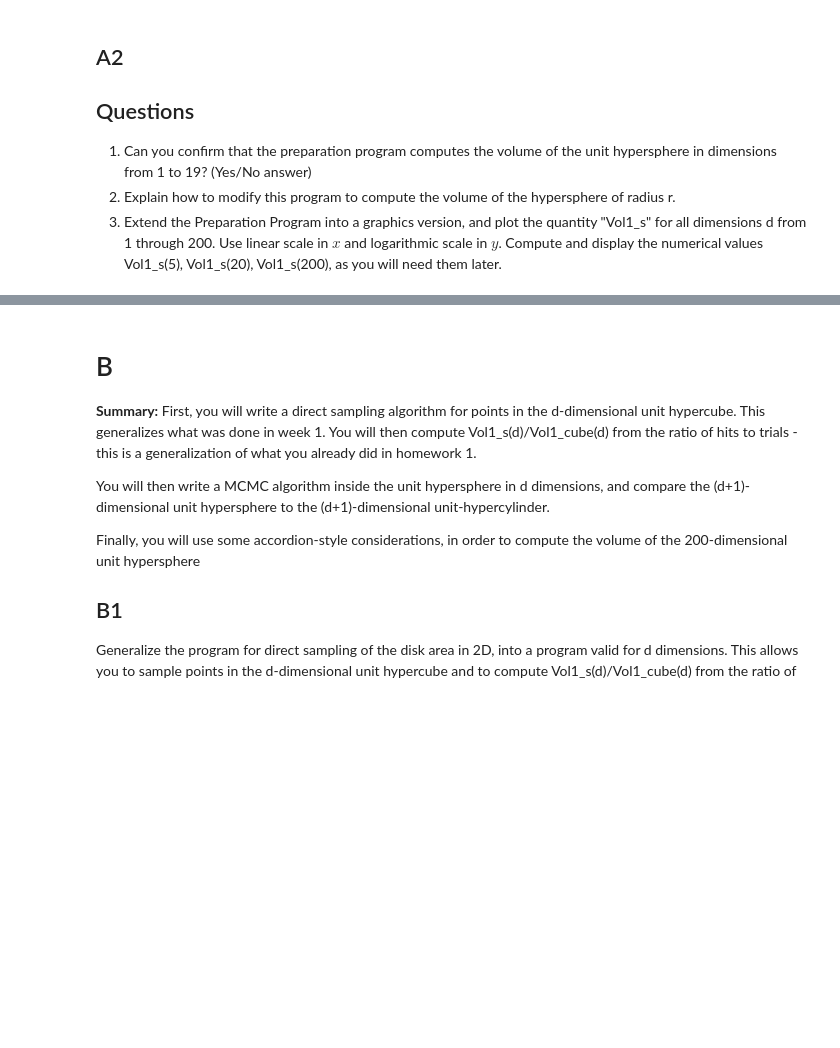
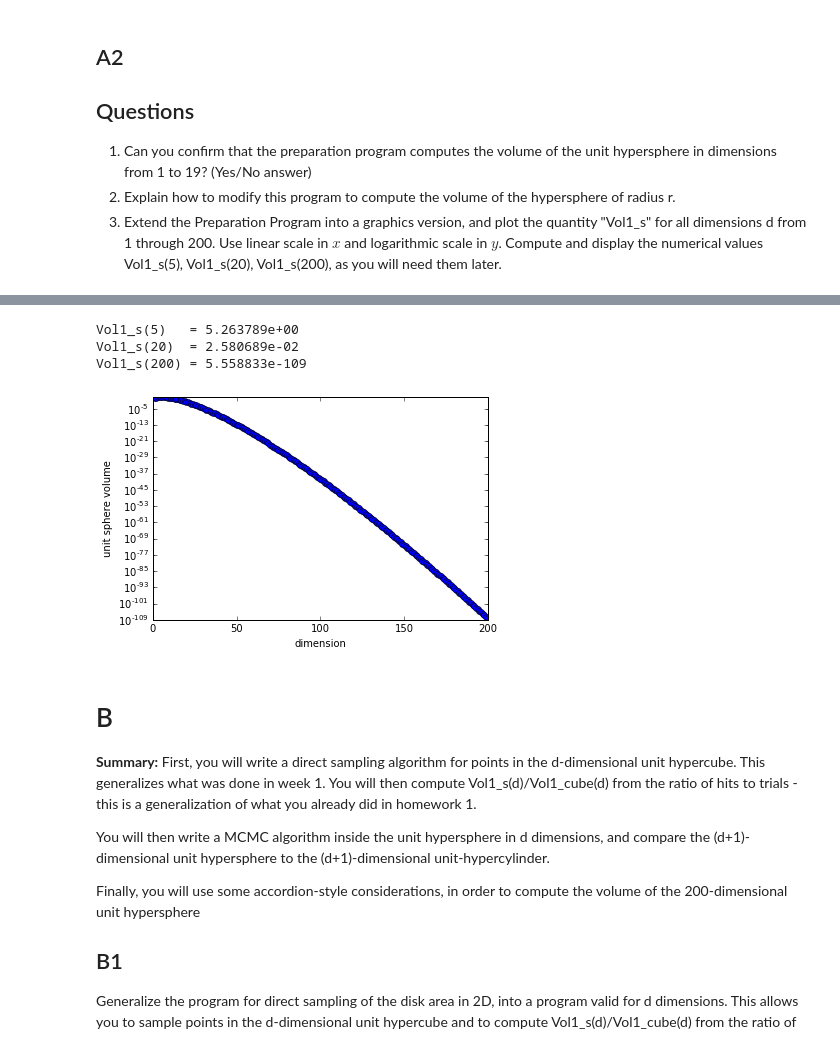
Before and after one commit to MirekJ/mirekJ_7110_v2, a Jupyter notebook: Homework/HW4.ipynb, the cells around one changed output, grey strips where cells are left out. Cells and saved outputs as stored; diff of their text form; code cells hidden in the pictures; blank space fills up the shorter version.

```diff
--- a/Homework/HW4.ipynb
+++ b/Homework/HW4.ipynb
@@ -59,3 +90,24 @@ to 19? (Yes/No answer)
+# %%
+volume_s = []
+d = 200
+for dimension in xrange(1,d+1):
+    volume_s.append(Vol1_s(dimension))
+
+print "Vol1_s(5)   = %e"%(volume_s[5-1])
+print "Vol1_s(20)  = %e"%(volume_s[20-1])
+print "Vol1_s(200) = %e"%(volume_s[200-1])
+
+pylab.plot(range(1,d+1), volume_s, 'o')
+pylab.gca().set_yscale('log')
+pylab.xlabel('dimension')
+pylab.ylabel('unit sphere volume')
+pylab.savefig('UnitSphereVolumeAsFunctionOfDimension.png')
+pylab.show()
+# %% [output]
+Vol1_s(5)   = 5.263789e+00
+Vol1_s(20)  = 2.580689e-02
+Vol1_s(200) = 5.558833e-109
+[figure, added]
 # %% [markdown]
 # B
 **Summary:**
```
Also changed, not shown: parts of 7 cells of this notebook.
